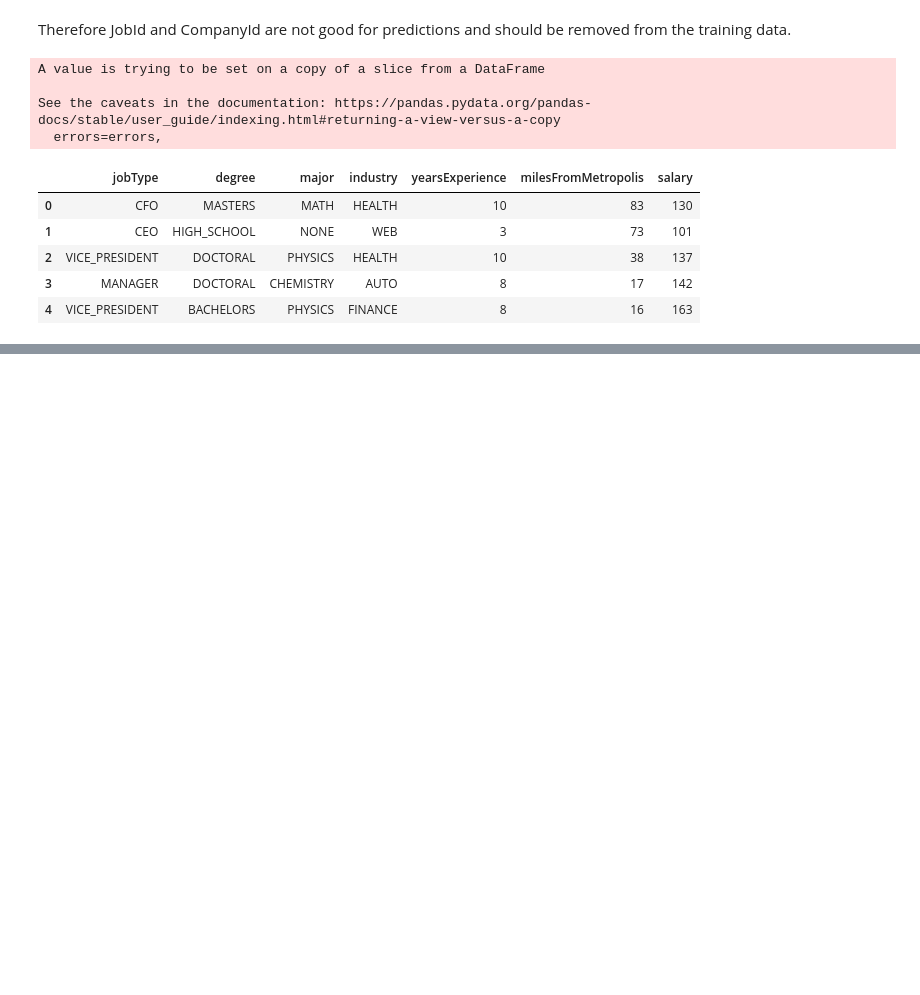
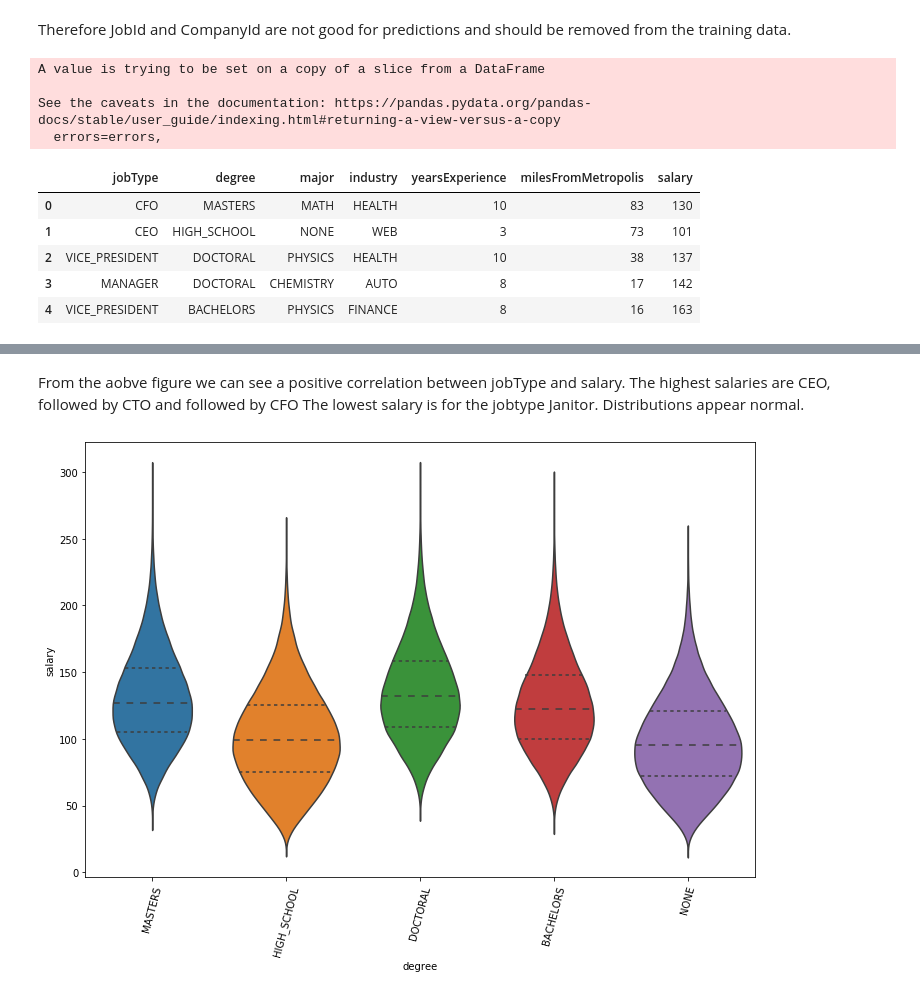
Before and after one commit to vibhutivadje/ML, a Jupyter notebook: Regression.ipynb, the cells around one changed output, grey strips where cells are left out. Cells and saved outputs as stored; diff of their text form; code cells hidden in the pictures; blank space fills up the shorter version.

```diff
--- a/Regression.ipynb
+++ b/Regression.ipynb
@@ -329,0 +343,8 @@ See the caveats in the documentation: https://pandas.pydata.org/pandas-docs/stab
+# %% [markdown]
+From the aobve figure we can see a positive correlation between jobType and salary.
+The highest salaries are CEO, followed by CTO and followed by CFO
+The lowest salary is for the jobtype Janitor. Distributions appear normal.
+# %%
+ViolinPlot(new_train_df, 'degree')
+# %% [output]
+[figure, added]
```
Also changed, not shown: parts of 12 cells of this notebook.
